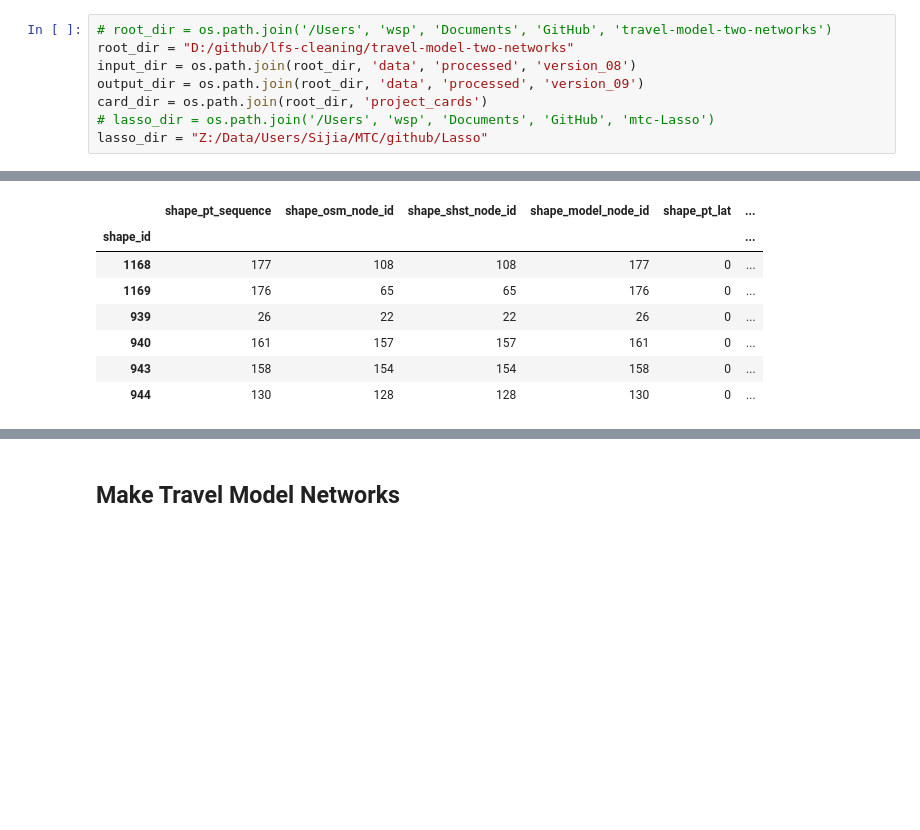
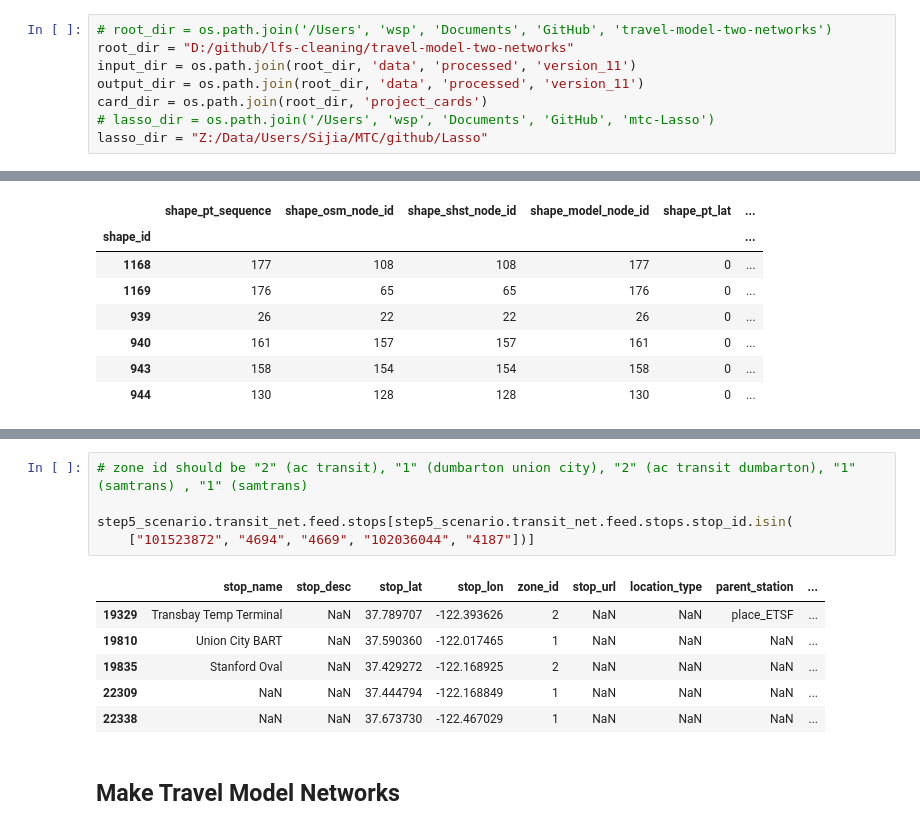
Before and after one commit to BayAreaMetro/travel-model-two-networks, a Jupyter notebook: notebooks/10-all-projects.ipynb, the cells around one changed output, grey strips where cells are left out. Cells and saved outputs as stored; diff of their text form; blank space fills up the shorter version.

```diff
--- a/notebooks/10-all-projects.ipynb
+++ b/notebooks/10-all-projects.ipynb
@@ -33,8 +33,8 @@ logger.setLevel(logging.INFO)
 # %%
 # root_dir = os.path.join('/Users', 'wsp', 'Documents', 'GitHub', 'travel-model-two-networks')
 root_dir = "D:/github/lfs-cleaning/travel-model-two-networks"
-input_dir = os.path.join(root_dir, 'data', 'processed', 'version_08')
-output_dir = os.path.join(root_dir, 'data', 'processed', 'version_09')
+input_dir = os.path.join(root_dir, 'data', 'processed', 'version_11')
+output_dir = os.path.join(root_dir, 'data', 'processed', 'version_11')
 card_dir = os.path.join(root_dir, 'project_cards')
 # lasso_dir = os.path.join('/Users', 'wsp', 'Documents', 'GitHub', 'mtc-Lasso')
 lasso_dir = "Z:/Data/Users/Sijia/MTC/github/Lasso"
@@ -428,3 +596,15 @@ step5_scenario.road_net.links_df[
+# %%
+# zone id should be "2" (ac transit), "1" (dumbarton union city), "2" (ac transit dumbarton), "1" (samtrans) , "1" (samtrans)
+
+step5_scenario.transit_net.feed.stops[step5_scenario.transit_net.feed.stops.stop_id.isin(
+    ["101523872", "4694", "4669", "102036044", "4187"])]
+# %% [output]
+|  | stop_name | stop_desc | stop_lat | stop_lon | zone_id | stop_url | location_type | parent_station | ... |
+| 19329 | Transbay Temp Terminal | NaN | 37.789707 | -122.393626 | 2 | NaN | NaN | place_ETSF | ... |
+| 19810 | Union City BART | NaN | 37.590360 | -122.017465 | 1 | NaN | NaN | NaN | ... |
+| 19835 | Stanford Oval | NaN | 37.429272 | -122.168925 | 2 | NaN | NaN | NaN | ... |
+| 22309 | NaN | NaN | 37.444794 | -122.168849 | 1 | NaN | NaN | NaN | ... |
+| 22338 | NaN | NaN | 37.673730 | -122.467029 | 1 | NaN | NaN | NaN | ... |
 # %% [markdown]
 ## Make Travel Model Networks
 # %%
```
Also changed, not shown: parts of 64 cells of this notebook, 1 other file.
